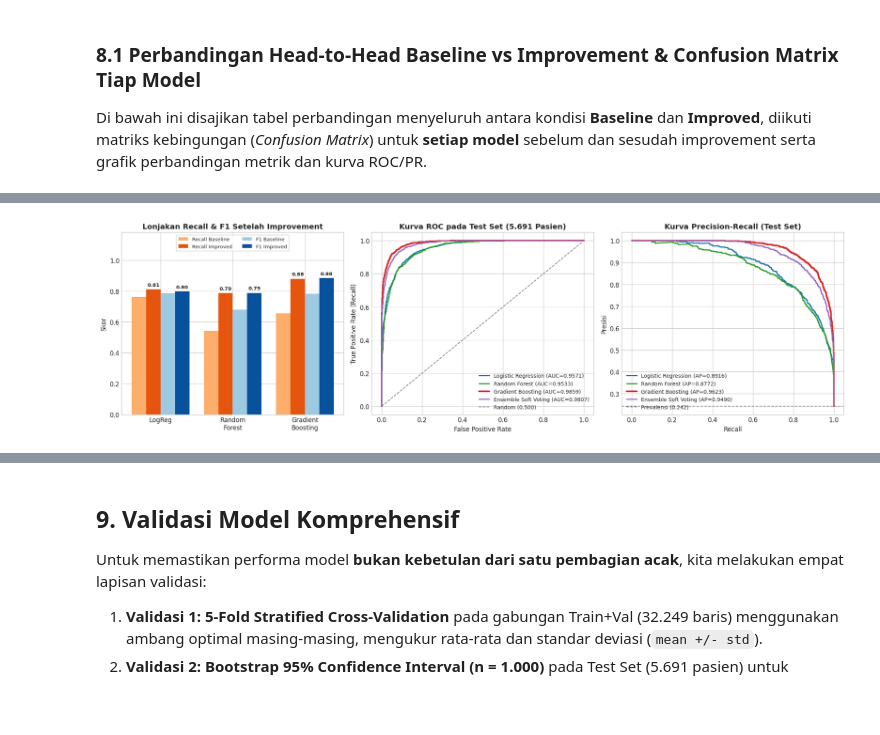
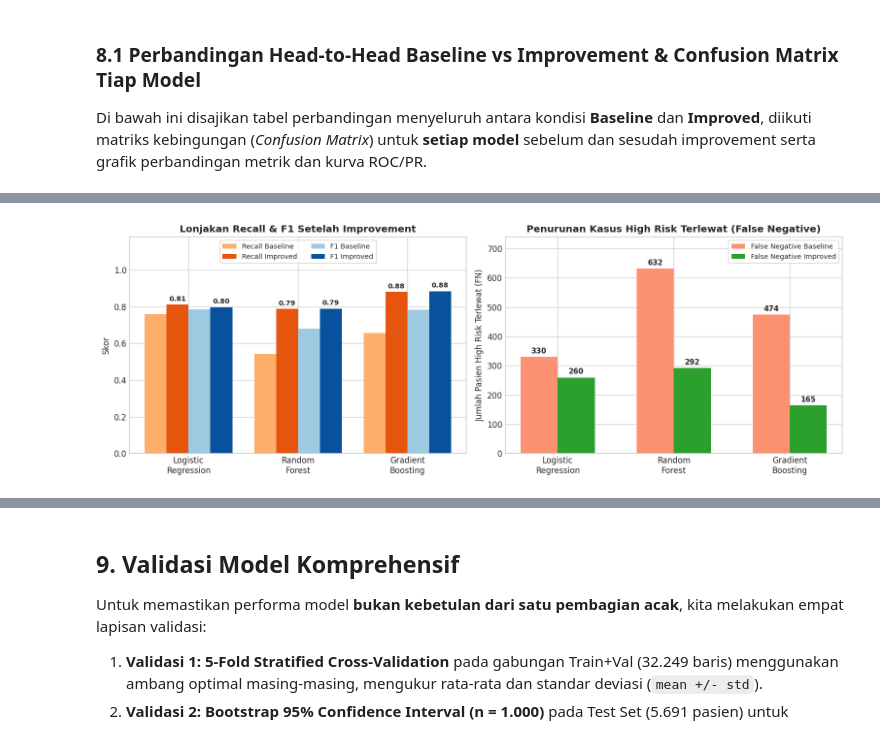
Before and after one commit to ravi-arnan/machine-learning, a Jupyter notebook: colab-hasil/15_presentasi_uas_full_dataset_hasil.ipynb, the cells around one changed output, grey strips where cells are left out. Cells and saved outputs as stored; diff of their text form; code cells hidden in the pictures; blank space fills up the shorter version.

Commit message:
refactor: pisahkan grafik EDA, confusion matrix, dan validasi di notebook 15 serta sinkronkan laporan dan artikel

```diff
--- a/colab-hasil/15_presentasi_uas_full_dataset_hasil.ipynb
+++ b/colab-hasil/15_presentasi_uas_full_dataset_hasil.ipynb
@@ -827,62 +804,46 @@ plt.show()
 # %%
-# Grafik Grouped Bar Chart (Recall & F1 Baseline vs Improved) + Kurva ROC & PR
-fig, axes = plt.subplots(1, 3, figsize=(17, 5))
+# Grafik Perbandingan Recall & F1 serta Penurunan False Negative (Baseline vs Improved)
+fig, axes = plt.subplots(1, 2, figsize=(13, 4.6))
 
-# Panel 1: Grouped Bar Chart F1-Score
 models_3 = ["Logistic Regression", "Random Forest", "Gradient Boosting"]
 f1_base = [df_baseline.loc[df_baseline["Model"] == m, "F1_Score"].values[0] for m in models_3]
 f1_imp = [df_improved.loc[df_improved["Model"] == m, "F1_Score"].values[0] for m in models_3]
 rec_base = [df_baseline.loc[df_baseline["Model"] == m, "Recall"].values[0] for m in models_3]
 rec_imp = [df_improved.loc[df_improved["Model"] == m, "Recall"].values[0] for m in models_3]
+fn_base = [int(df_baseline.loc[df_baseline["Model"] == m, "FN"].values[0]) for m in models_3]
+fn_imp = [int(df_improved.loc[df_improved["Model"] == m, "FN"].values[0]) for m in models_3]
 
 x_idx = np.arange(len(models_3))
 w = 0.2
 axes[0].bar(x_idx - 1.5*w, rec_base, width=w, label="Recall Baseline", color="#fdae6b")
 axes[0].bar(x_idx - 0.5*w, rec_imp, width=w, label="Recall Improved", color="#e6550d")
 axes[0].bar(x_idx + 0.5*w, f1_base, width=w, label="F1 Baseline", color="#9ecae1")
 axes[0].bar(x_idx + 1.5*w, f1_imp, width=w, label="F1 Improved", color="#08519c")
 axes[0].set_xticks(x_idx)
-axes[0].set_xticklabels(["LogReg", "Random\nForest", "Gradient\nBoosting"])
+axes[0].set_xticklabels(["Logistic\nRegression", "Random\nForest", "Gradient\nBoosting"])
 axes[0].set_ylim(0, 1.18)
 axes[0].set_ylabel("Skor")
 axes[0].set_title("Lonjakan Recall & F1 Setelah Improvement", fontweight="bold")
-axes[0].legend(fontsize=8, loc="upper center", ncol=2, frameon=True)
+axes[0].legend(fontsize=8.5, loc="upper center", ncol=2, frameon=True)
 for i in range(len(models_3)):
-    axes[0].text(i - 0.5*w, rec_imp[i] + 0.02, f"{rec_imp[i]:.2f}", ha="center", fontsize=8, fontweight="bold")
-    axes[0].text(i + 1.5*w, f1_imp[i] + 0.02, f"{f1_imp[i]:.2f}", ha="center", fontsize=8, fontweight="bold")
+    axes[0].text(i - 0.5*w, rec_imp[i] + 0.02, f"{rec_imp[i]:.2f}", ha="center", fontsize=8.5, fontweight="bold")
+    axes[0].text(i + 1.5*w, f1_imp[i] + 0.02, f"{f1_imp[i]:.2f}", ha="center", fontsize=8.5, fontweight="bold")
 
-# Panel 2: Kurva ROC (Improved + Ensemble)
-palette_roc = {
-    "Logistic Regression": "#1f77b4",
-    "Random Forest": "#2ca02c",
-    "Gradient Boosting": "#d62728",
-    "Ensemble Soft Voting": "#9467bd",
-}
-for name in imp_list:
-    fpr, tpr, _ = roc_curve(y_test, improved_probs_test[name])
-    auc_v = roc_auc_score(y_test, improved_probs_test[name])
-    lw = 2.5 if name == "Gradient Boosting" else 1.8
-    axes[1].plot(fpr, tpr, lw=lw, color=palette_roc[name], label=f"{name} (AUC={auc_v:.4f})")
-axes[1].plot([0, 1], [0, 1], "--", color="gray", lw=1.2, label="Random (0.500)")
-axes[1].set_title("Kurva ROC pada Test Set (5.691 Pasien)", fontweight="bold")
-axes[1].set_xlabel("False Positive Rate")
-axes[1].set_ylabel("True Positive Rate (Recall)")
-axes[1].legend(loc="lower right", fontsize=8.5)
-
-# Panel 3: Kurva Precision-Recall
-for name in imp_list:
-    prec_c, rec_c, _ = precision_recall_curve(y_test, improved_probs_test[name])
-    ap_v = average_precision_score(y_test, improved_probs_test[name])
-    lw = 2.5 if name == "Gradient Boosting" else 1.8
-    axes[2].plot(rec_c, prec_c, lw=lw, color=palette_roc[name], label=f"{name} (AP={ap_v:.4f})")
-axes[2].axhline(y_test.mean(), linestyle="--", color="gray", lw=1.2, label=f"Prevalensi ({y_test.mean():.3f})")
-axes[2].set_title("Kurva Precision-Recall (Test Set)", fontweight="bold")
-axes[2].set_xlabel("Recall")
-axes[2].set_ylabel("Presisi")
-axes[2].legend(loc="lower left", fontsize=8.5)
+w2 = 0.32
+axes[1].bar(x_idx - w2/2, fn_base, width=w2, label="False Negative Baseline", color="#fc9272")
+axes[1].bar(x_idx + w2/2, fn_imp, width=w2, label="False Negative Improved", color="#2ca02c")
+axes[1].set_xticks(x_idx)
+axes[1].set_xticklabels(["Logistic\nRegression", "Random\nForest", "Gradient\nBoosting"])
+axes[1].set_ylim(0, 740)
+axes[1].set_ylabel("Jumlah Pasien High Risk Terlewat (FN)")
+axes[1].set_title("Penurunan Kasus High Risk Terlewat (False Negative)", fontweight="bold")
+axes[1].legend(fontsize=8.5, loc="upper right", frameon=True)
+for i in range(len(models_3)):
+    axes[1].text(i - w2/2, fn_base[i] + 12, f"{fn_base[i]}", ha="center", fontsize=9, fontweight="bold")
+    axes[1].text(i + w2/2, fn_imp[i] + 12, f"{fn_imp[i]}", ha="center", fontsize=9, fontweight="bold")
 
 plt.tight_layout()
-plt.savefig(ASSET_DIR / "fig_05_komparasi_roc_pr.png", dpi=150, bbox_inches="tight")
+plt.savefig(ASSET_DIR / "fig_05a_lonjakan_performa_dan_fn.png", dpi=150, bbox_inches="tight")
 plt.show()
 # %% [output]
-[figure, old version]
+[figure, new version]
```
Also changed, not shown: parts of 11 cells of this notebook, 24 other files.
